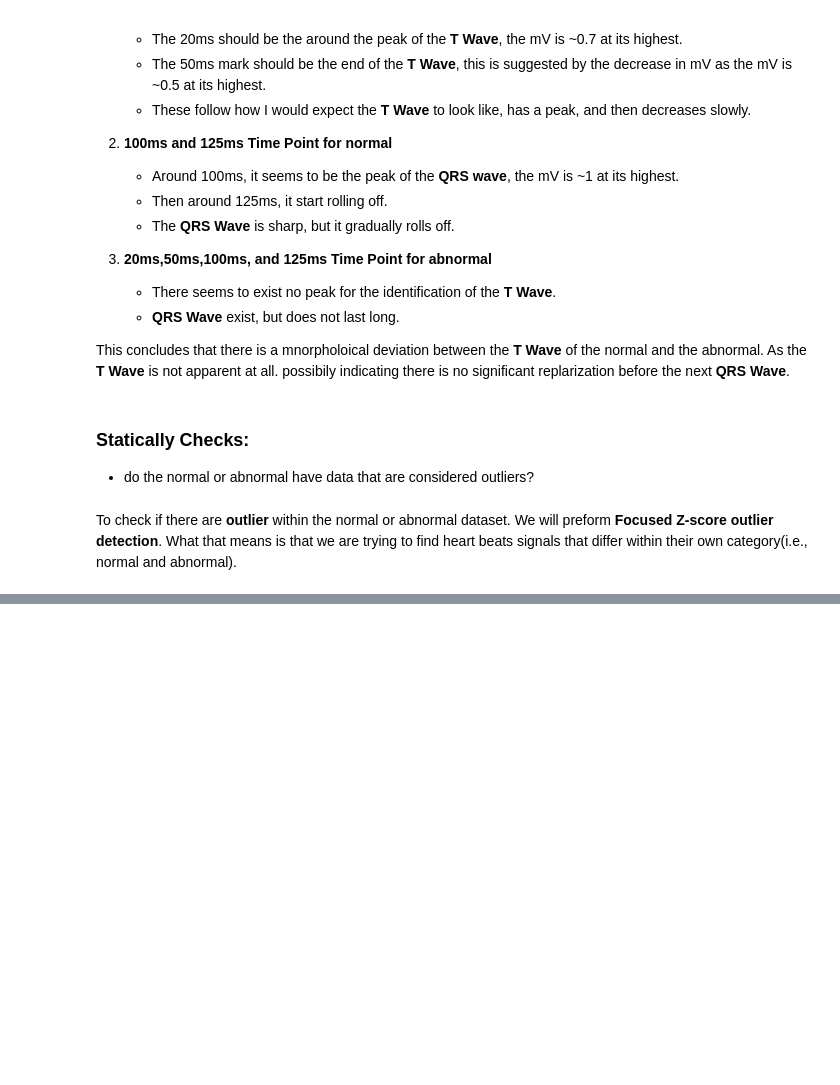
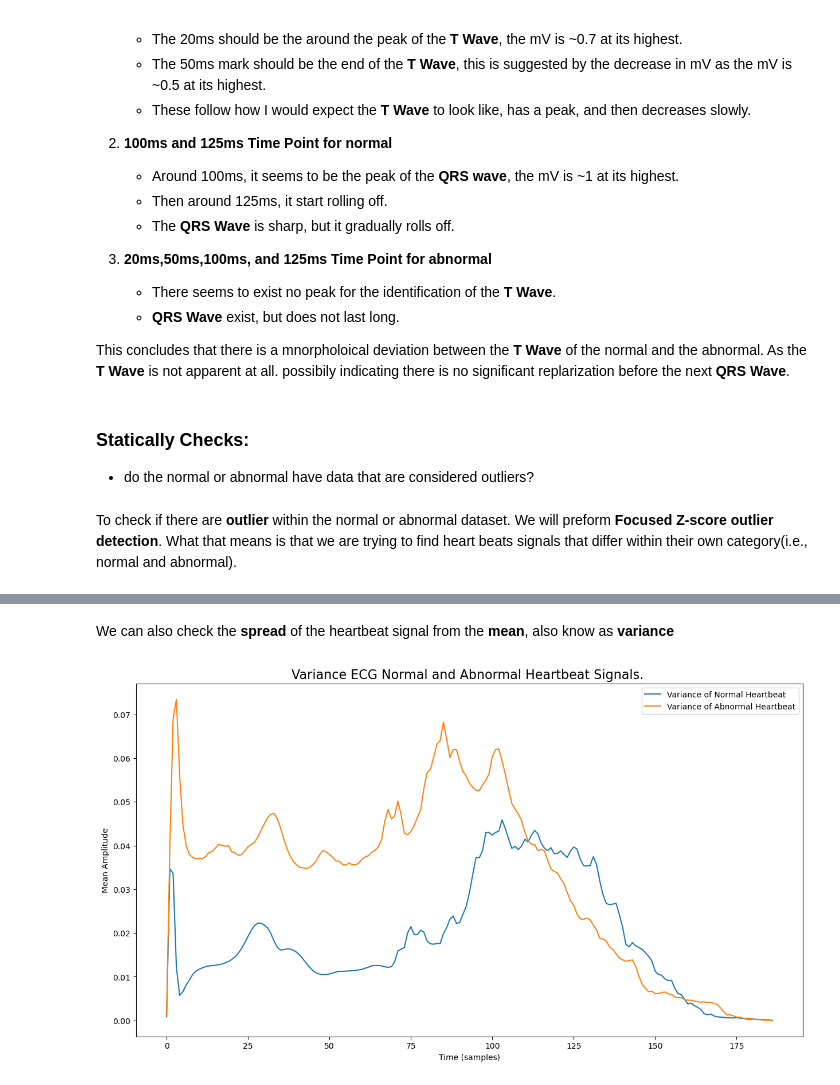
Before and after one commit to Shenukp1/MachineLearningPortfolio, a Jupyter notebook: ECG_Classification/EDA_V2.ipynb, the cells around one changed output, grey strips where cells are left out. Saved outputs shown, nothing was run; the diff lists cells and outputs as text; code cells hidden in the pictures; blank space fills up the shorter version.

```diff
--- a/ECG_Classification/EDA_V2.ipynb
+++ b/ECG_Classification/EDA_V2.ipynb
@@ -387,0 +439,17 @@ Abnormal Dataset: 8473 potential outlier signals (Z-score > 3).
+# %% [markdown]
+We can also check the __spread__ of the heartbeat signal from the __mean__, also know as __variance__
+# %%
+plt.figure(figsize=(15, 8))
+# We want the mean of each time step(i.e., column)
+# so we do axis=0.
+normal_signal_var = normal_X.var(axis=0)
+abnormal_signal_var = abnormal_X.var(axis=0)
+plt.plot(normal_signal_var, label=f"Variance of Normal Heartbeat")
+plt.plot(abnormal_signal_var, label=f"Variance of Abnormal Heartbeat")
+plt.title("Variance ECG Normal and Abnormal Heartbeat Signals. ", fontsize=16)
+plt.xlabel("Time (samples)")
+plt.ylabel("Mean Amplitude")
+plt.legend()
+plt.show()
+# %% [output]
+[figure, added]
```
Also changed, not shown: parts of 36 cells of this notebook, 4 other files.
